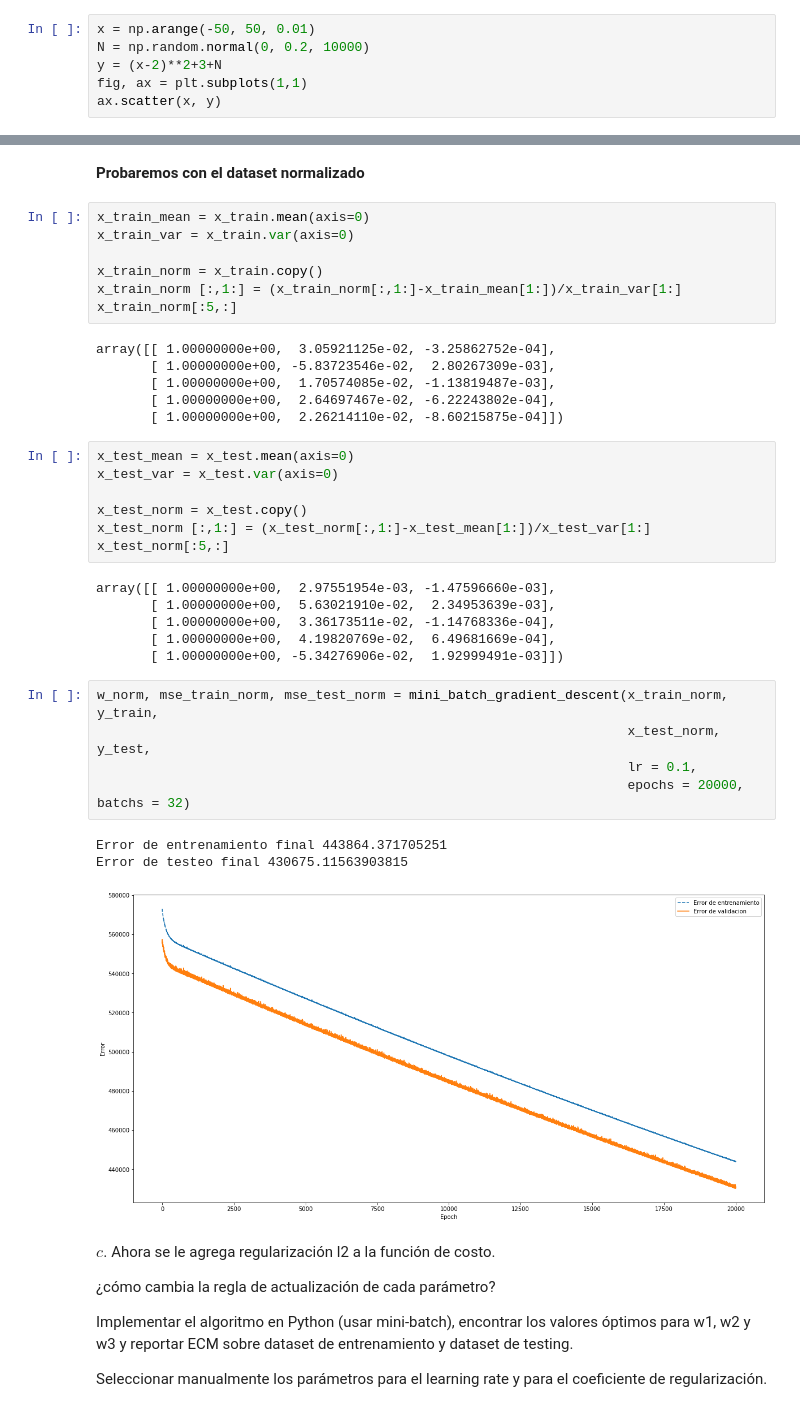
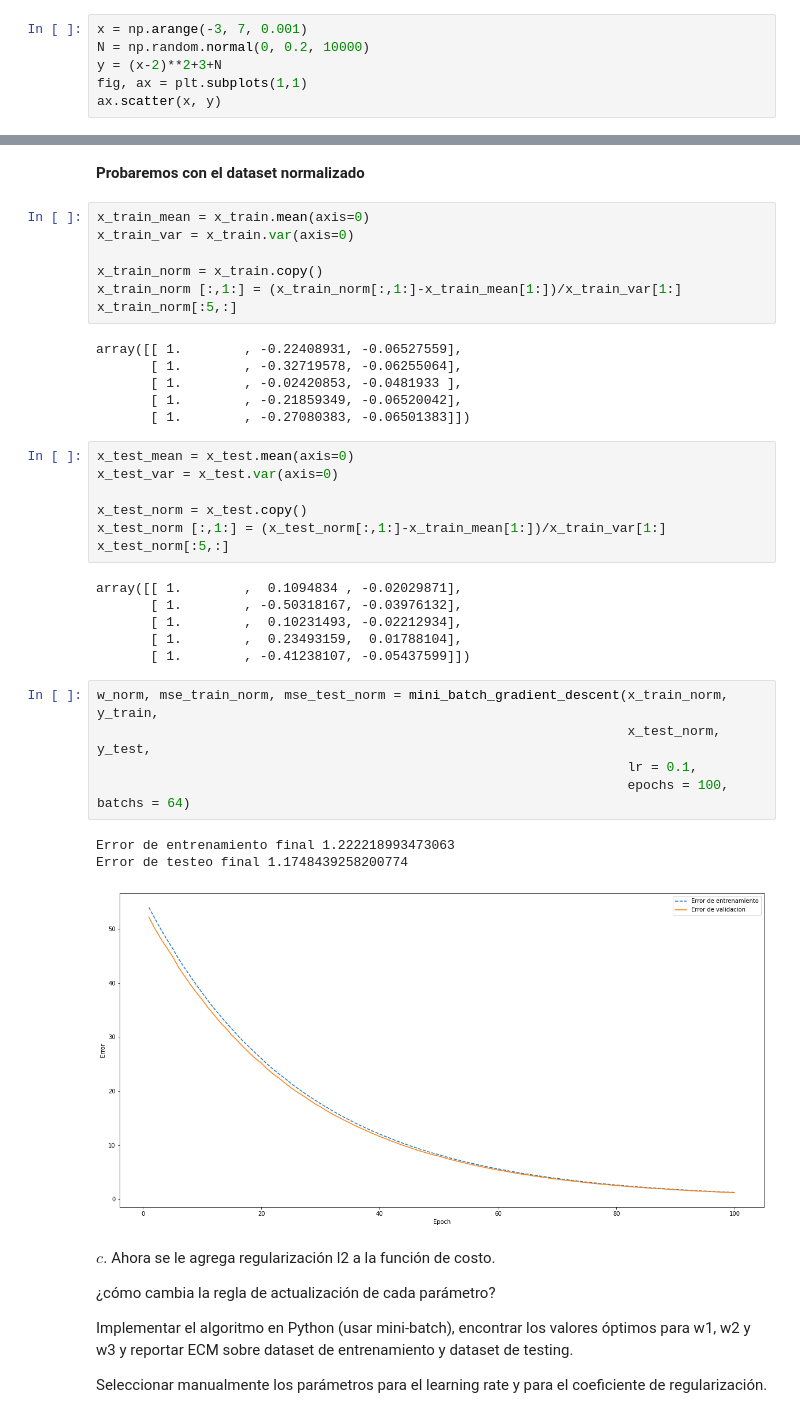
Before and after one commit to AguAcerbo/Carrera-de-Especializacion-en-IA, a Jupyter notebook: B3-Deep_Learning/Receso_Invierno/Ejercicio 3.ipynb, the cells around one changed output, grey strips where cells are left out. Saved outputs shown, nothing was run; the diff lists cells and outputs as text.

```diff
--- a/B3-Deep_Learning/Receso_Invierno/Ejercicio 3.ipynb
+++ b/B3-Deep_Learning/Receso_Invierno/Ejercicio 3.ipynb
@@ -18,7 +18,7 @@ $a.$ Crear un dataset sintético con 10,000 muestras a partir de la siguiente ex
 $\Large y = (x - 2)^2 + 3 + N$
 <p>
 # %%
-x = np.arange(-50, 50, 0.01)
+x = np.arange(-3, 7, 0.001)
 N = np.random.normal(0, 0.2, 10000)
 y = (x-2)**2+3+N
 fig, ax = plt.subplots(1,1)
@@ -202,33 +200,33 @@ x_train_norm = x_train.copy()
 x_train_norm [:,1:] = (x_train_norm[:,1:]-x_train_mean[1:])/x_train_var[1:]
 x_train_norm[:5,:]
 # %% [output]
-array([[ 1.00000000e+00,  3.05921125e-02, -3.25862752e-04],
-       [ 1.00000000e+00, -5.83723546e-02,  2.80267309e-03],
-       [ 1.00000000e+00,  1.70574085e-02, -1.13819487e-03],
-       [ 1.00000000e+00,  2.64697467e-02, -6.22243802e-04],
-       [ 1.00000000e+00,  2.26214110e-02, -8.60215875e-04]])
+array([[ 1.        , -0.22408931, -0.06527559],
+       [ 1.        , -0.32719578, -0.06255064],
+       [ 1.        , -0.02420853, -0.0481933 ],
+       [ 1.        , -0.21859349, -0.06520042],
+       [ 1.        , -0.27080383, -0.06501383]])
 # %%
 x_test_mean = x_test.mean(axis=0)
 x_test_var = x_test.var(axis=0)
 
 x_test_norm = x_test.copy()
-x_test_norm [:,1:] = (x_test_norm[:,1:]-x_test_mean[1:])/x_test_var[1:]
+x_test_norm [:,1:] = (x_test_norm[:,1:]-x_train_mean[1:])/x_train_var[1:]
 x_test_norm[:5,:]
 # %% [output]
-array([[ 1.00000000e+00,  2.97551954e-03, -1.47596660e-03],
-       [ 1.00000000e+00,  5.63021910e-02,  2.34953639e-03],
-       [ 1.00000000e+00,  3.36173511e-02, -1.14768336e-04],
-       [ 1.00000000e+00,  4.19820769e-02,  6.49681669e-04],
-       [ 1.00000000e+00, -5.34276906e-02,  1.92999491e-03]])
+array([[ 1.        ,  0.1094834 , -0.02029871],
+       [ 1.        , -0.50318167, -0.03976132],
+       [ 1.        ,  0.10231493, -0.02212934],
+       [ 1.        ,  0.23493159,  0.01788104],
+       [ 1.        , -0.41238107, -0.05437599]])
 # %%
 w_norm, mse_train_norm, mse_test_norm = mini_batch_gradient_descent(x_train_norm, y_train,
                                                                     x_test_norm, y_test,
                                                                     lr = 0.1,
-                                                                    epochs = 20000, batchs = 32)
+                                                                    epochs = 100, batchs = 64)
 # %% [output]
-Error de entrenamiento final 443864.371705251
-Error de testeo final 430675.11563903815
+Error de entrenamiento final 1.222218993473063
+Error de testeo final 1.1748439258200774
-[figure, old version]
+[figure, new version]
 # %% [markdown]
 <p style='text-align: justify;'>
 $c.$ Ahora se le agrega regularización l2 a la función de costo.
```
Also changed, not shown: parts of 13 cells of this notebook, 6 other files.
